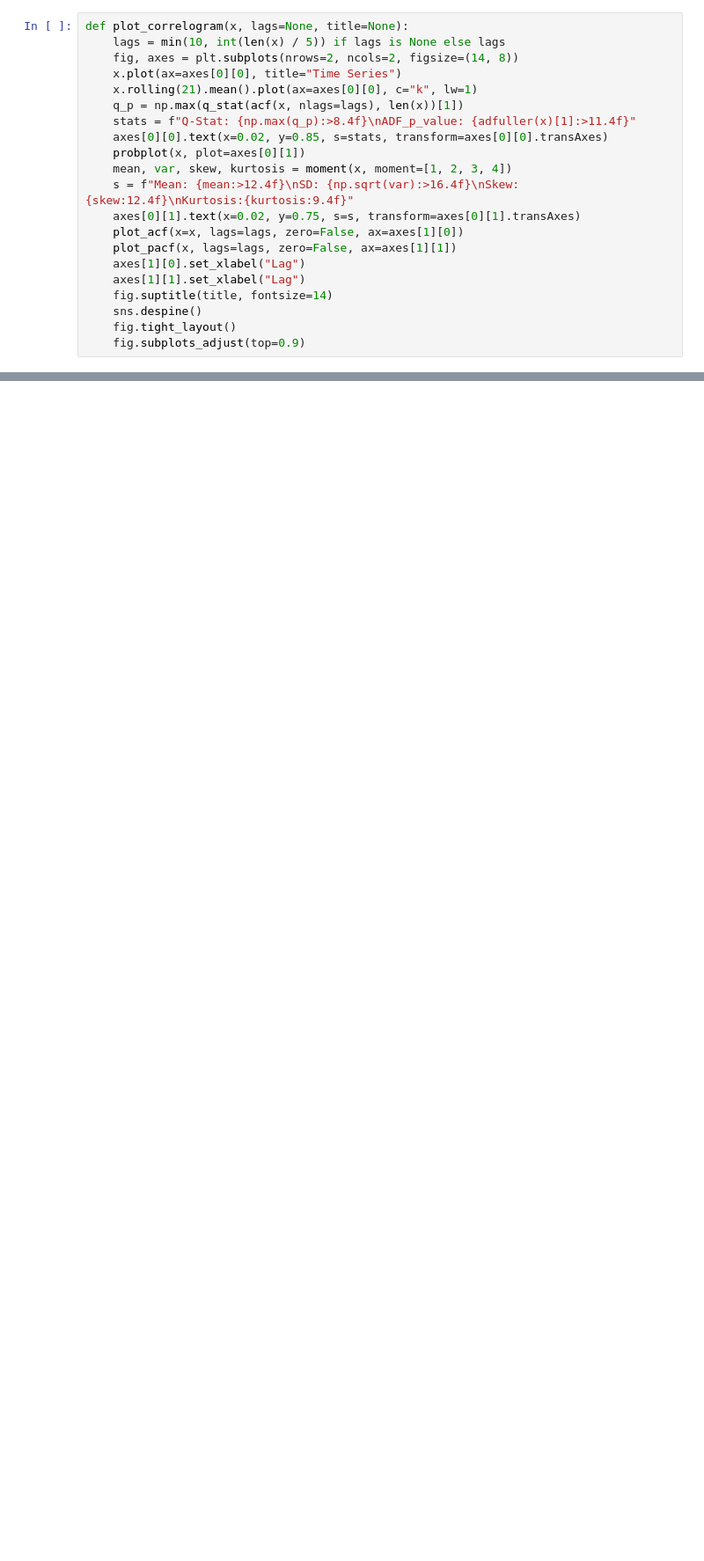
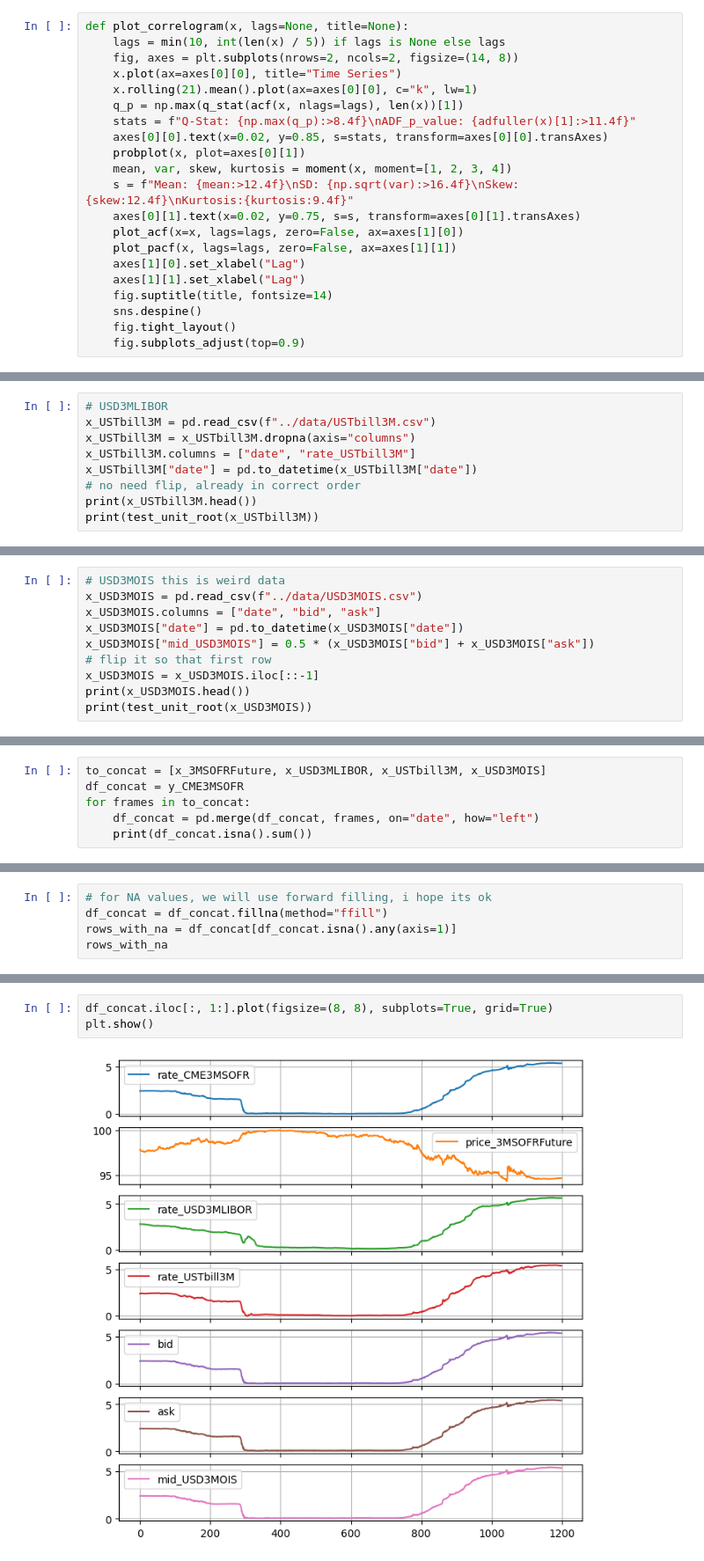
Before and after one commit to kilowiski/qf634_proj, a Jupyter notebook: code/634_jos.ipynb, the cells around one changed output, grey strips where cells are left out. Shown: that part at 88% size. Saved outputs shown, nothing was run; the diff lists cells and outputs as text; blank space fills up the shorter version.

Commit message:
data load, attempt training

```diff
--- a/code/634_jos.ipynb
+++ b/code/634_jos.ipynb
@@ -205,0 +110,9 @@ plt.plot(y_CME3MSOFR_transform["rate"])
+# %%
+# USD3MLIBOR
+x_USTbill3M = pd.read_csv(f"../data/USTbill3M.csv")
+x_USTbill3M = x_USTbill3M.dropna(axis="columns")
+x_USTbill3M.columns = ["date", "rate_USTbill3M"]
+x_USTbill3M["date"] = pd.to_datetime(x_USTbill3M["date"])
+# no need flip, already in correct order
+print(x_USTbill3M.head())
+print(test_unit_root(x_USTbill3M))
@@ -205,0 +127,10 @@ plt.plot(y_CME3MSOFR_transform["rate"])
+# %%
+# USD3MOIS this is weird data
+x_USD3MOIS = pd.read_csv(f"../data/USD3MOIS.csv")
+x_USD3MOIS.columns = ["date", "bid", "ask"]
+x_USD3MOIS["date"] = pd.to_datetime(x_USD3MOIS["date"])
+x_USD3MOIS["mid_USD3MOIS"] = 0.5 * (x_USD3MOIS["bid"] + x_USD3MOIS["ask"])
+# flip it so that first row
+x_USD3MOIS = x_USD3MOIS.iloc[::-1]
+print(x_USD3MOIS.head())
+print(test_unit_root(x_USD3MOIS))
@@ -205,0 +150,6 @@ plt.plot(y_CME3MSOFR_transform["rate"])
+# %%
+to_concat = [x_3MSOFRFuture, x_USD3MLIBOR, x_USTbill3M, x_USD3MOIS]
+df_concat = y_CME3MSOFR
+for frames in to_concat:
+    df_concat = pd.merge(df_concat, frames, on="date", how="left")
+    print(df_concat.isna().sum())
@@ -205,0 +195,5 @@ plt.plot(y_CME3MSOFR_transform["rate"])
+# %%
+# for NA values, we will use forward filling, i hope its ok
+df_concat = df_concat.fillna(method="ffill")
+rows_with_na = df_concat[df_concat.isna().any(axis=1)]
+rows_with_na
@@ -205,0 +230,5 @@ plt.plot(y_CME3MSOFR_transform["rate"])
+# %%
+df_concat.iloc[:, 1:].plot(figsize=(8, 8), subplots=True, grid=True)
+plt.show()
+# %% [output]
+[figure, added]
```
Also changed, not shown: parts of 39 cells of this notebook.
